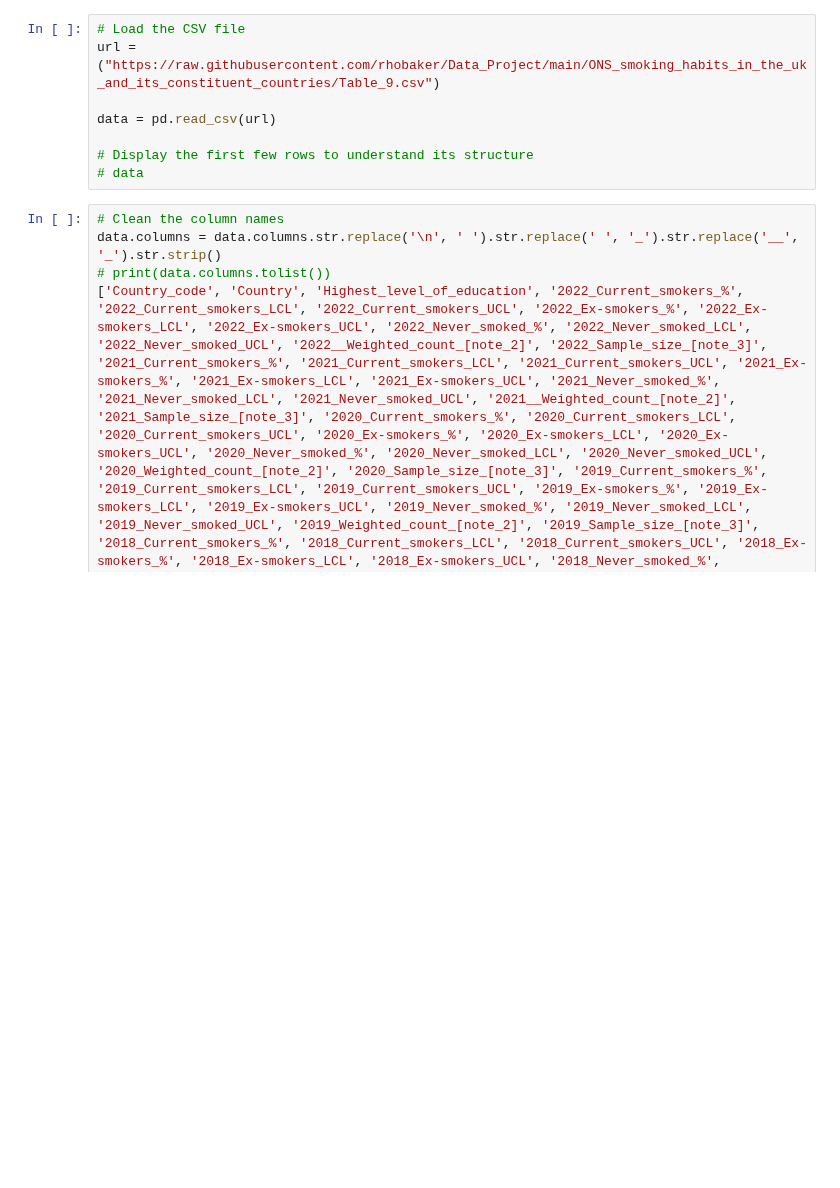
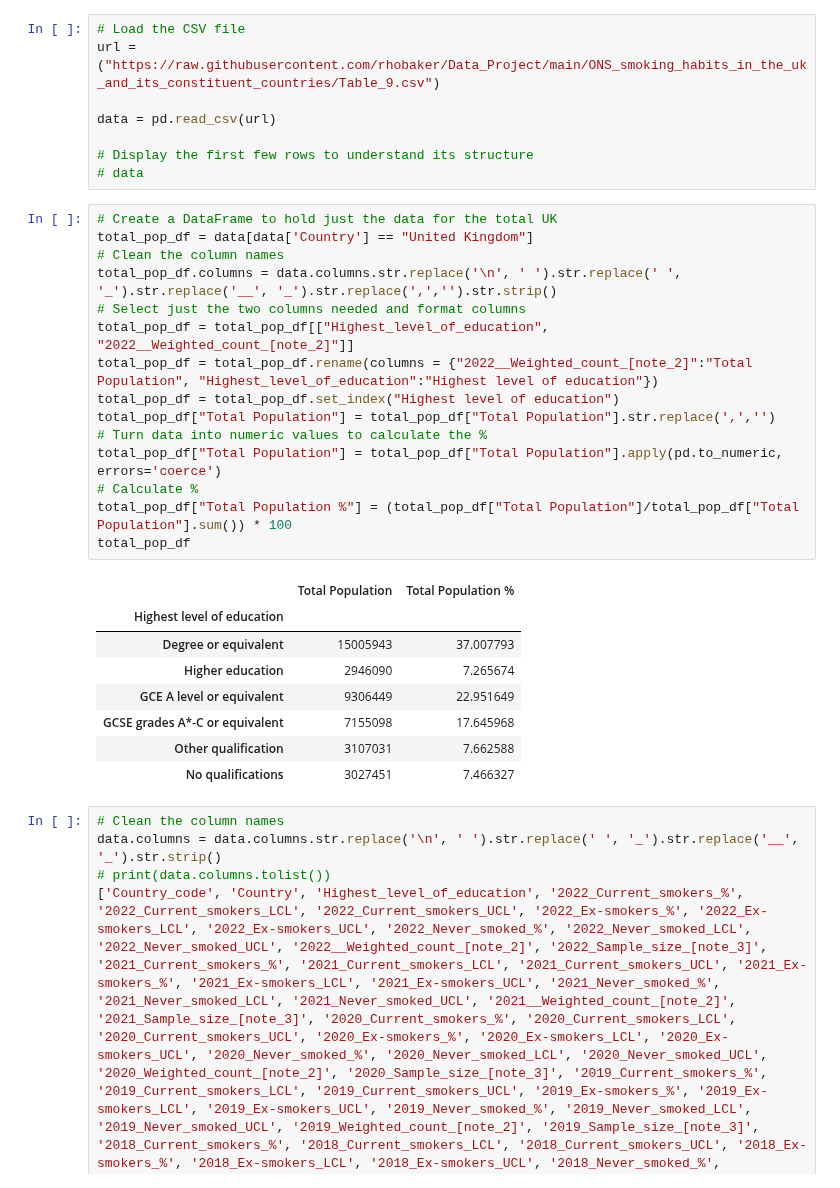
Before and after one commit to rhobaker/Data_Project, a Jupyter notebook: Main_Jupyter_workbook_Rhona.ipynb, the cells around one changed output. Drawn from its saved outputs; the diff is of its cells as text; blank space fills up the shorter version.

```diff
--- a/Main_Jupyter_workbook_Rhona.ipynb
+++ b/Main_Jupyter_workbook_Rhona.ipynb
@@ -828,6 +828,30 @@ data = pd.read_csv(url)
 
 # Display the first few rows to understand its structure
 # data
+# %%
+# Create a DataFrame to hold just the data for the total UK
+total_pop_df = data[data['Country'] == "United Kingdom"]
+# Clean the column names
+total_pop_df.columns = data.columns.str.replace('\n', ' ').str.replace(' ', '_').str.replace('__', '_').str.replace(',','').str.strip()
+# Select just the two columns needed and format columns
+total_pop_df = total_pop_df[["Highest_level_of_education", "2022__Weighted_count_[note_2]"]]
+total_pop_df = total_pop_df.rename(columns = {"2022__Weighted_count_[note_2]":"Total Population", "Highest_level_of_education":"Highest level of education"})
+total_pop_df = total_pop_df.set_index("Highest level of education")
+total_pop_df["Total Population"] = total_pop_df["Total Population"].str.replace(',','')
+# Turn data into numeric values to calculate the %
+total_pop_df["Total Population"] = total_pop_df["Total Population"].apply(pd.to_numeric, errors='coerce')
+# Calculate %
+total_pop_df["Total Population %"] = (total_pop_df["Total Population"]/total_pop_df["Total Population"].sum()) * 100
+total_pop_df
+# %% [output]
+|  | Total Population | Total Population % |
+| Highest level of education |  |  |
+| Degree or equivalent | 15005943 | 37.007793 |
+| Higher education | 2946090 | 7.265674 |
+| GCE A level or equivalent | 9306449 | 22.951649 |
+| GCSE grades A*-C or equivalent | 7155098 | 17.645968 |
+| Other qualification | 3107031 | 7.662588 |
+| No qualifications | 3027451 | 7.466327 |
 # %%
 # Clean the column names
 data.columns = data.columns.str.replace('\n', ' ').str.replace(' ', '_').str.replace('__', '_').str.strip()
```
Also changed, not shown: parts of 6 cells of this notebook.
